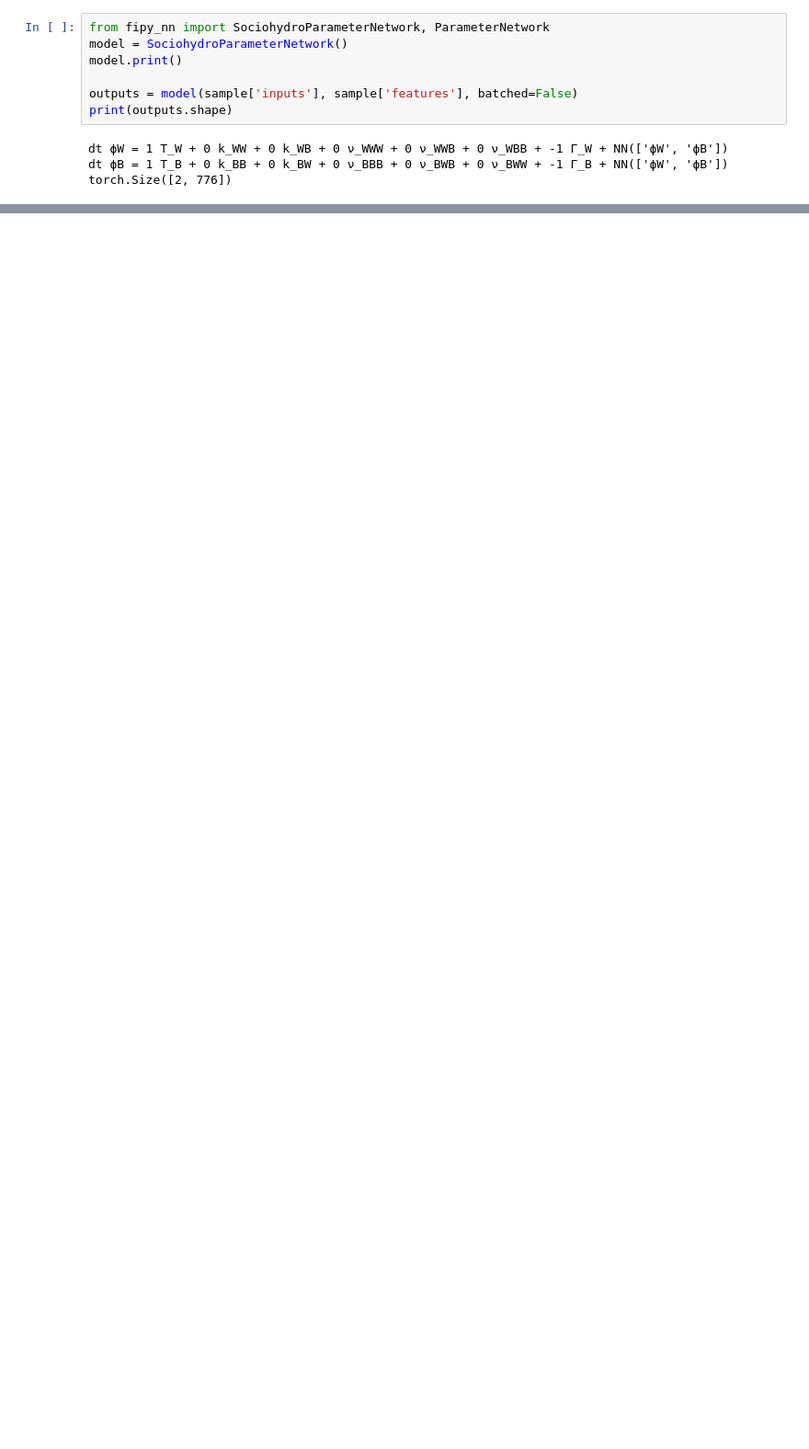
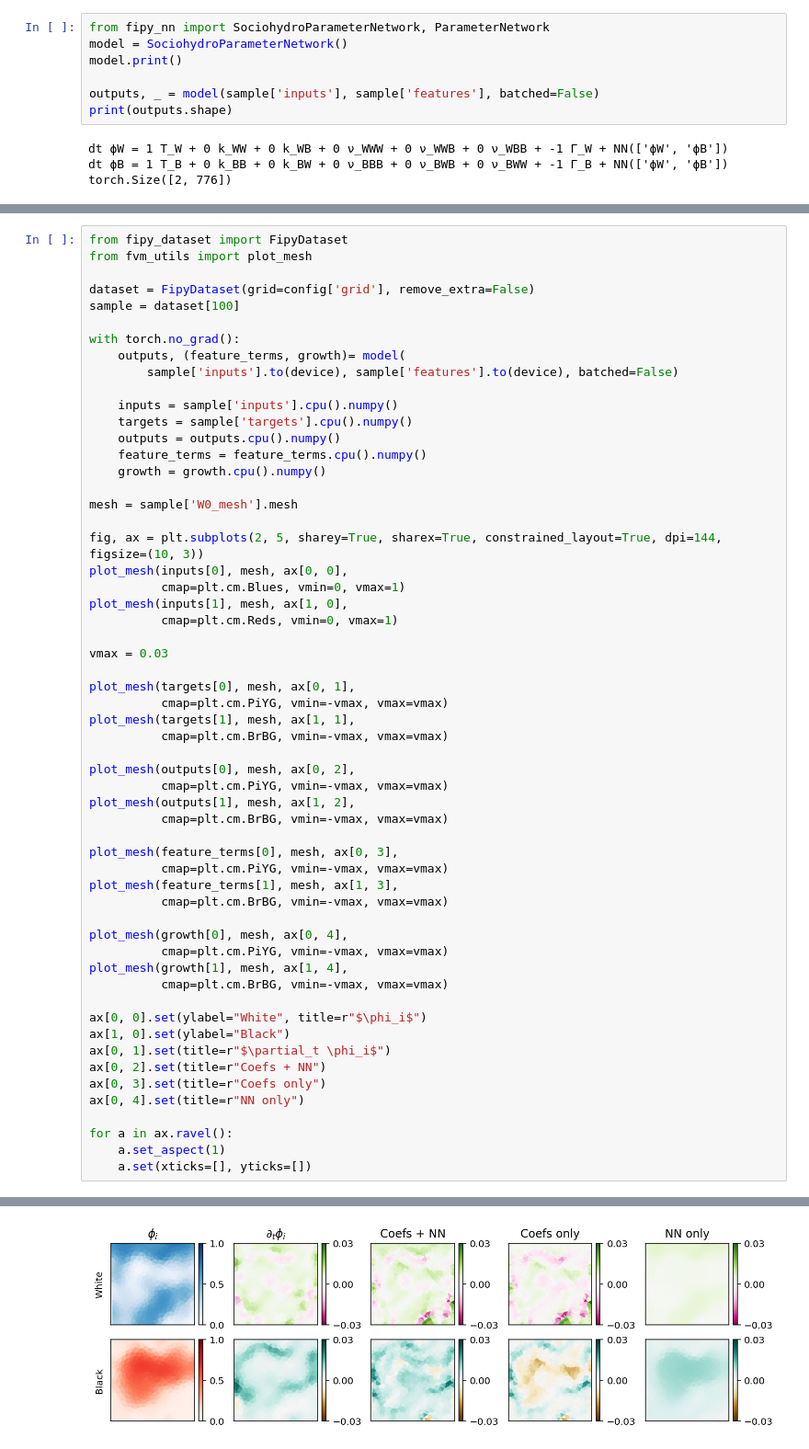
Before and after one commit to jcolen/sociohydro, a Jupyter notebook: param_inference/HybridInferenceTesting.ipynb, the cells around one changed output, grey strips where cells are left out. Shown at 92% size. Cells and saved outputs as stored; diff of their text form; blank space fills up the shorter version.

```diff
--- a/param_inference/HybridInferenceTesting.ipynb
+++ b/param_inference/HybridInferenceTesting.ipynb
@@ -89,7 +91,7 @@ from fipy_nn import SociohydroParameterNetwork, ParameterNetwork
 model = SociohydroParameterNetwork()
 model.print()
 
-outputs = model(sample['inputs'], sample['features'], batched=False)
+outputs, _ = model(sample['inputs'], sample['features'], batched=False)
 print(outputs.shape)
 # %% [output]
 dt ϕW = 1 T_W + 0 k_WW + 0 k_WB + 0 ν_WWW + 0 ν_WWB + 0 ν_WBB + -1 Γ_W + NN(['ϕW', 'ϕB'])
@@ -97,0 +140,58 @@ torch.Size([2, 776])
+# %%
+from fipy_dataset import FipyDataset
+from fvm_utils import plot_mesh
+
+dataset = FipyDataset(grid=config['grid'], remove_extra=False)
+sample = dataset[100]
+
+with torch.no_grad():
+    outputs, (feature_terms, growth)= model(
+        sample['inputs'].to(device), sample['features'].to(device), batched=False)
+
+    inputs = sample['inputs'].cpu().numpy()
+    targets = sample['targets'].cpu().numpy()
+    outputs = outputs.cpu().numpy()
+    feature_terms = feature_terms.cpu().numpy()
+    growth = growth.cpu().numpy()
+
+mesh = sample['W0_mesh'].mesh
+
+fig, ax = plt.subplots(2, 5, sharey=True, sharex=True, constrained_layout=True, dpi=144, figsize=(10, 3))
+plot_mesh(inputs[0], mesh, ax[0, 0],
+          cmap=plt.cm.Blues, vmin=0, vmax=1)
+plot_mesh(inputs[1], mesh, ax[1, 0],
+          cmap=plt.cm.Reds, vmin=0, vmax=1)
+
+vmax = 0.03
+
+plot_mesh(targets[0], mesh, ax[0, 1],
+          cmap=plt.cm.PiYG, vmin=-vmax, vmax=vmax)
+plot_mesh(targets[1], mesh, ax[1, 1],
+          cmap=plt.cm.BrBG, vmin=-vmax, vmax=vmax)
+
+plot_mesh(outputs[0], mesh, ax[0, 2],
+          cmap=plt.cm.PiYG, vmin=-vmax, vmax=vmax)
+plot_mesh(outputs[1], mesh, ax[1, 2],
+          cmap=plt.cm.BrBG, vmin=-vmax, vmax=vmax)
+
+plot_mesh(feature_terms[0], mesh, ax[0, 3],
+          cmap=plt.cm.PiYG, vmin=-vmax, vmax=vmax)
+plot_mesh(feature_terms[1], mesh, ax[1, 3],
+          cmap=plt.cm.BrBG, vmin=-vmax, vmax=vmax)
+
+plot_mesh(growth[0], mesh, ax[0, 4],
+          cmap=plt.cm.PiYG, vmin=-vmax, vmax=vmax)
+plot_mesh(growth[1], mesh, ax[1, 4],
+          cmap=plt.cm.BrBG, vmin=-vmax, vmax=vmax)
+
+ax[0, 0].set(ylabel="White", title=r"$\phi_i$")
+ax[1, 0].set(ylabel="Black")
+ax[0, 1].set(title=r"$\partial_t \phi_i$")
+ax[0, 2].set(title=r"Coefs + NN")
+ax[0, 3].set(title=r"Coefs only")
+ax[0, 4].set(title=r"NN only")
+
+for a in ax.ravel():
+    a.set_aspect(1)
+    a.set(xticks=[], yticks=[])
+# %% [output]
@@ -97,0 +199 @@ torch.Size([2, 776])
+[figure, added]
```
Also changed, not shown: parts of 8 cells of this notebook, 6 other files.
